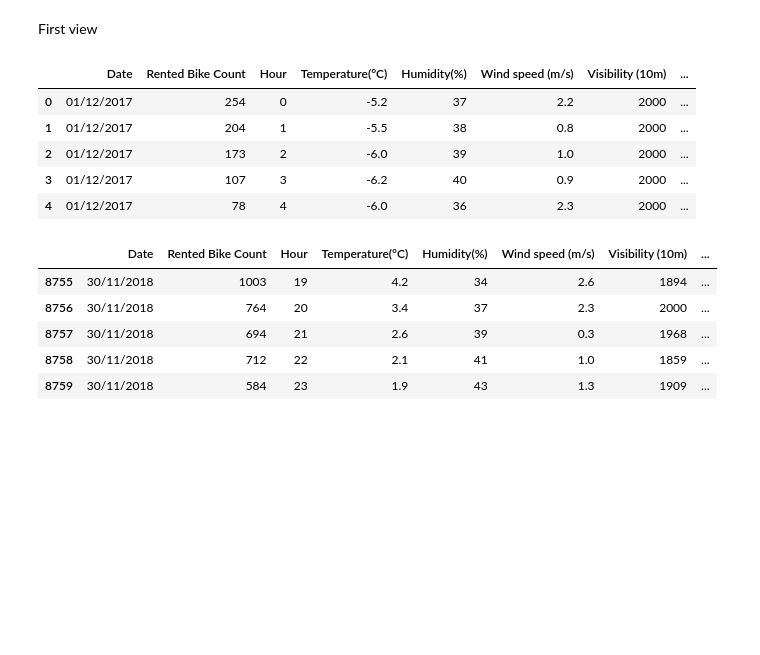
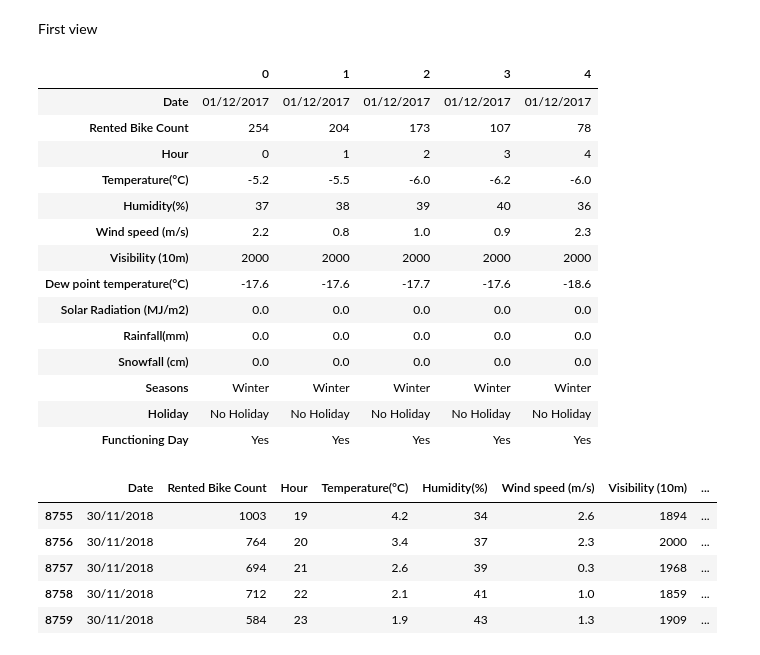
Before and after one commit to niteshgajakosh/Bike-Sharing-Demand-Prediction, a Jupyter notebook: Bike_Sharing_Demand_Prediction_Capstone_Project.ipynb, the cells around one changed output. Saved outputs shown, nothing was run; the diff lists cells and outputs as text; code cells hidden in the pictures; blank space fills up the shorter version.

```diff
--- a/Bike_Sharing_Demand_Prediction_Capstone_Project.ipynb
+++ b/Bike_Sharing_Demand_Prediction_Capstone_Project.ipynb
@@ -60,14 +60,23 @@ df = pd.read_csv('/content/drive/MyDrive/Datasets/SeoulBikeData.csv',sep=',',enc
 # %% [markdown]
 First view
 # %%
-df.head()
+df.head().T
 # %% [output]
-|  | Date | Rented Bike Count | Hour | Temperature(°C) | Humidity(%) | Wind speed (m/s) | Visibility (10m) | ... |
-| 0 | 01/12/2017 | 254 | 0 | -5.2 | 37 | 2.2 | 2000 | ... |
-| 1 | 01/12/2017 | 204 | 1 | -5.5 | 38 | 0.8 | 2000 | ... |
-| 2 | 01/12/2017 | 173 | 2 | -6.0 | 39 | 1.0 | 2000 | ... |
-| 3 | 01/12/2017 | 107 | 3 | -6.2 | 40 | 0.9 | 2000 | ... |
-| 4 | 01/12/2017 | 78 | 4 | -6.0 | 36 | 2.3 | 2000 | ... |
+|  | 0 | 1 | 2 | 3 | 4 |
+| Date | 01/12/2017 | 01/12/2017 | 01/12/2017 | 01/12/2017 | 01/12/2017 |
+| Rented Bike Count | 254 | 204 | 173 | 107 | 78 |
+| Hour | 0 | 1 | 2 | 3 | 4 |
+| Temperature(°C) | -5.2 | -5.5 | -6.0 | -6.2 | -6.0 |
+| Humidity(%) | 37 | 38 | 39 | 40 | 36 |
+| Wind speed (m/s) | 2.2 | 0.8 | 1.0 | 0.9 | 2.3 |
+| Visibility (10m) | 2000 | 2000 | 2000 | 2000 | 2000 |
+| Dew point temperature(°C) | -17.6 | -17.6 | -17.7 | -17.6 | -18.6 |
+| Solar Radiation (MJ/m2) | 0.0 | 0.0 | 0.0 | 0.0 | 0.0 |
+| Rainfall(mm) | 0.0 | 0.0 | 0.0 | 0.0 | 0.0 |
+| Snowfall (cm) | 0.0 | 0.0 | 0.0 | 0.0 | 0.0 |
+| Seasons | Winter | Winter | Winter | Winter | Winter |
+| Holiday | No Holiday | No Holiday | No Holiday | No Holiday | No Holiday |
+| Functioning Day | Yes | Yes | Yes | Yes | Yes |
 # %%
 df.tail()
 # %% [output]
```
Also changed, not shown: parts of 32 cells of this notebook.
